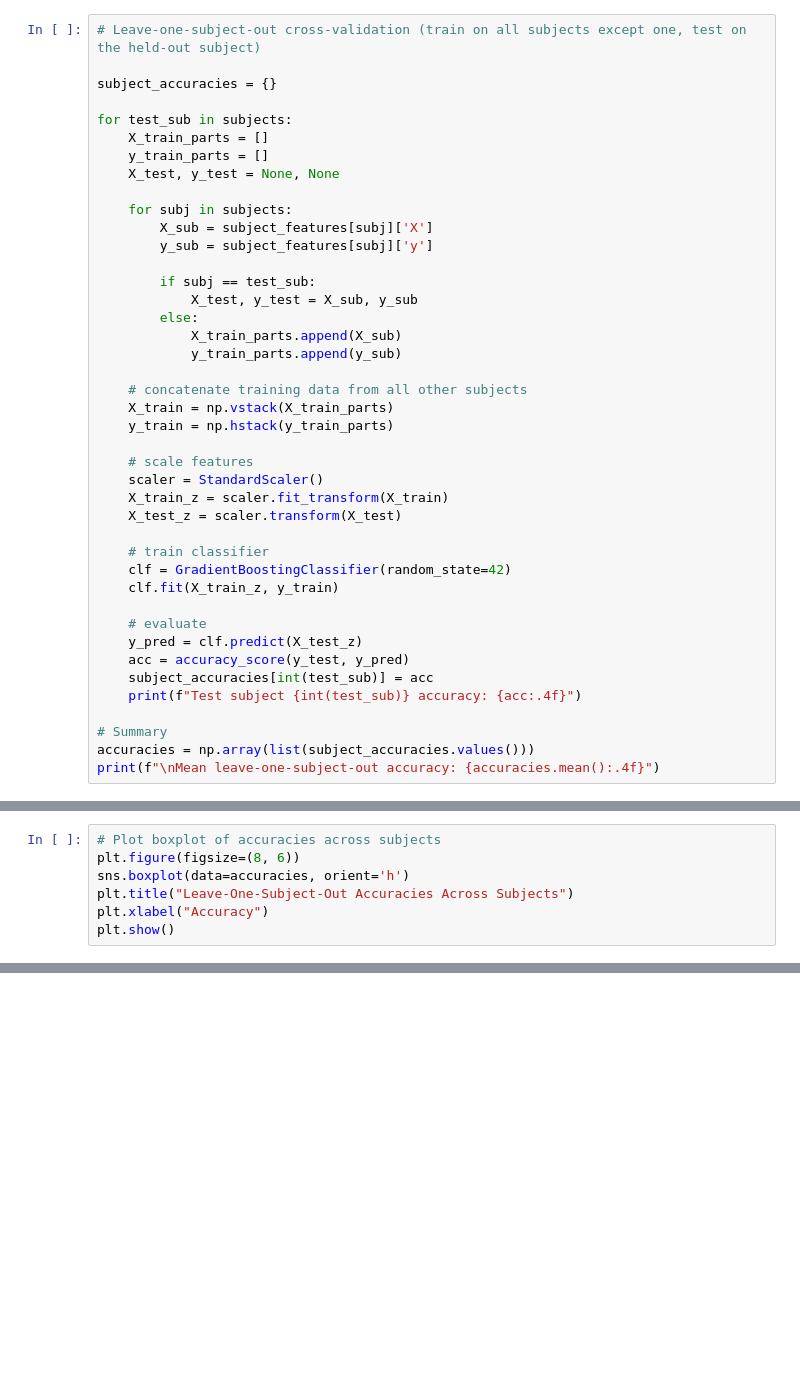
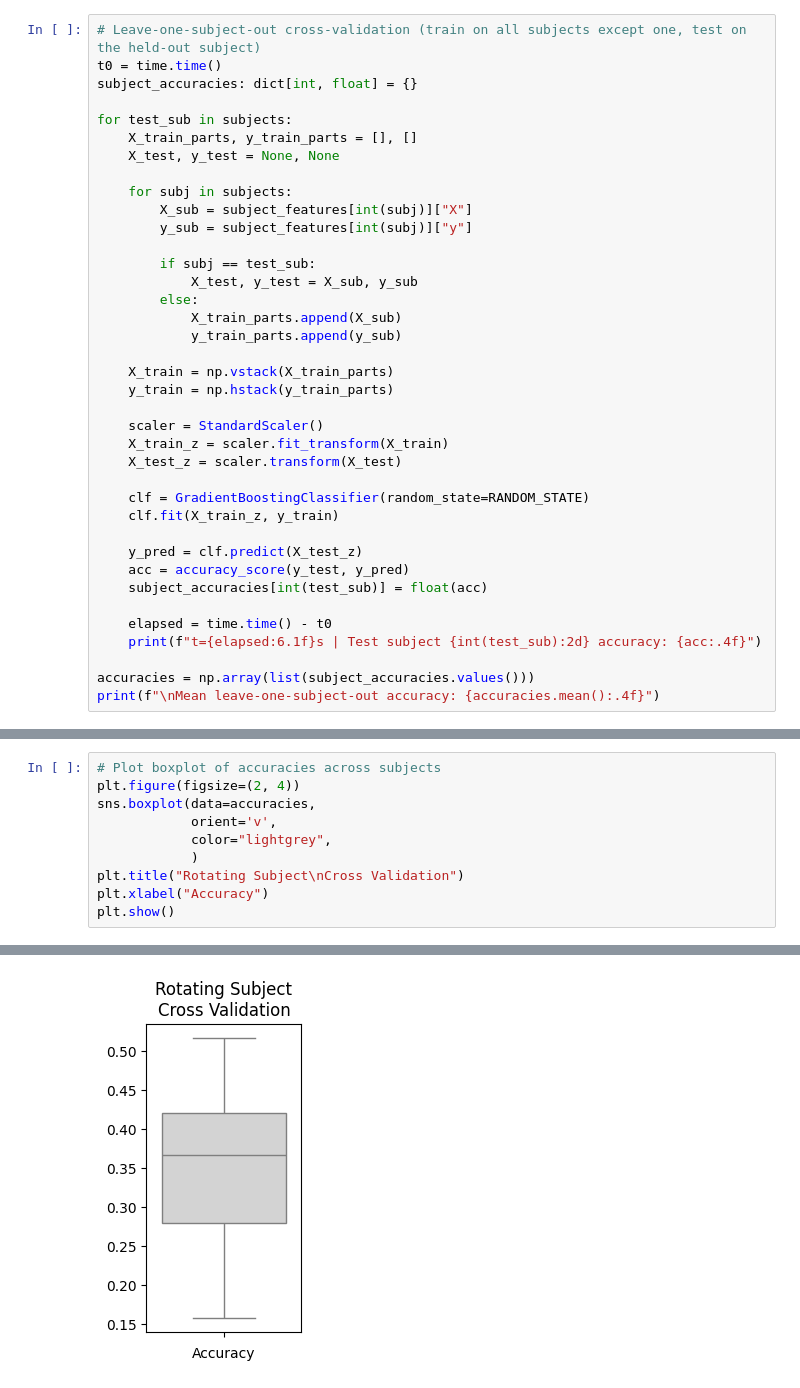
Before and after one commit to philipp-fvef/nx-421-group-w-project-2, a Jupyter notebook: philipp_2_251202.ipynb, the cells around one changed output, grey strips where cells are left out. Saved outputs shown, nothing was run; the diff lists cells and outputs as text; blank space fills up the shorter version.

```diff
--- a/philipp_2_251202.ipynb
+++ b/philipp_2_251202.ipynb
@@ -374,16 +645,15 @@ Features per subject: (120, 100)
 # %%
 # Leave-one-subject-out cross-validation (train on all subjects except one, test on the held-out subject)
-
-subject_accuracies = {}
+t0 = time.time()
+subject_accuracies: dict[int, float] = {}
 
 for test_sub in subjects:
-    X_train_parts = []
-    y_train_parts = []
+    X_train_parts, y_train_parts = [], []
     X_test, y_test = None, None
 
     for subj in subjects:
-        X_sub = subject_features[subj]['X']
-        y_sub = subject_features[subj]['y']
+        X_sub = subject_features[int(subj)]["X"]
+        y_sub = subject_features[int(subj)]["y"]
 
         if subj == test_sub:
             X_test, y_test = X_sub, y_sub
@@ -391,26 +661,23 @@ for test_sub in subjects:
             X_train_parts.append(X_sub)
             y_train_parts.append(y_sub)
 
-    # concatenate training data from all other subjects
     X_train = np.vstack(X_train_parts)
     y_train = np.hstack(y_train_parts)
 
-    # scale features
     scaler = StandardScaler()
     X_train_z = scaler.fit_transform(X_train)
     X_test_z = scaler.transform(X_test)
 
-    # train classifier
-    clf = GradientBoostingClassifier(random_state=42)
+    clf = GradientBoostingClassifier(random_state=RANDOM_STATE)
     clf.fit(X_train_z, y_train)
 
-    # evaluate
     y_pred = clf.predict(X_test_z)
     acc = accuracy_score(y_test, y_pred)
-    subject_accuracies[int(test_sub)] = acc
-    print(f"Test subject {int(test_sub)} accuracy: {acc:.4f}")
+    subject_accuracies[int(test_sub)] = float(acc)
 
-# Summary
+    elapsed = time.time() - t0
+    print(f"t={elapsed:6.1f}s | Test subject {int(test_sub):2d} accuracy: {acc:.4f}")
+
 accuracies = np.array(list(subject_accuracies.values()))
 print(f"\nMean leave-one-subject-out accuracy: {accuracies.mean():.4f}")
 # %% [output]
@@ -419,8 +701,11 @@ KeyboardInterrupt:
 # %%
 # Plot boxplot of accuracies across subjects
-plt.figure(figsize=(8, 6))
-sns.boxplot(data=accuracies, orient='h')
-plt.title("Leave-One-Subject-Out Accuracies Across Subjects")
+plt.figure(figsize=(2, 4))
+sns.boxplot(data=accuracies,
+            orient='v',
+            color="lightgrey",
+            )
+plt.title("Rotating Subject\nCross Validation")
 plt.xlabel("Accuracy")
 plt.show()
 # %% [output]
@@ -428 +712,2 @@ plt.show()
+[figure, added]
 # %%
```
Also changed, not shown: parts of 26 cells of this notebook, 26 other files.
